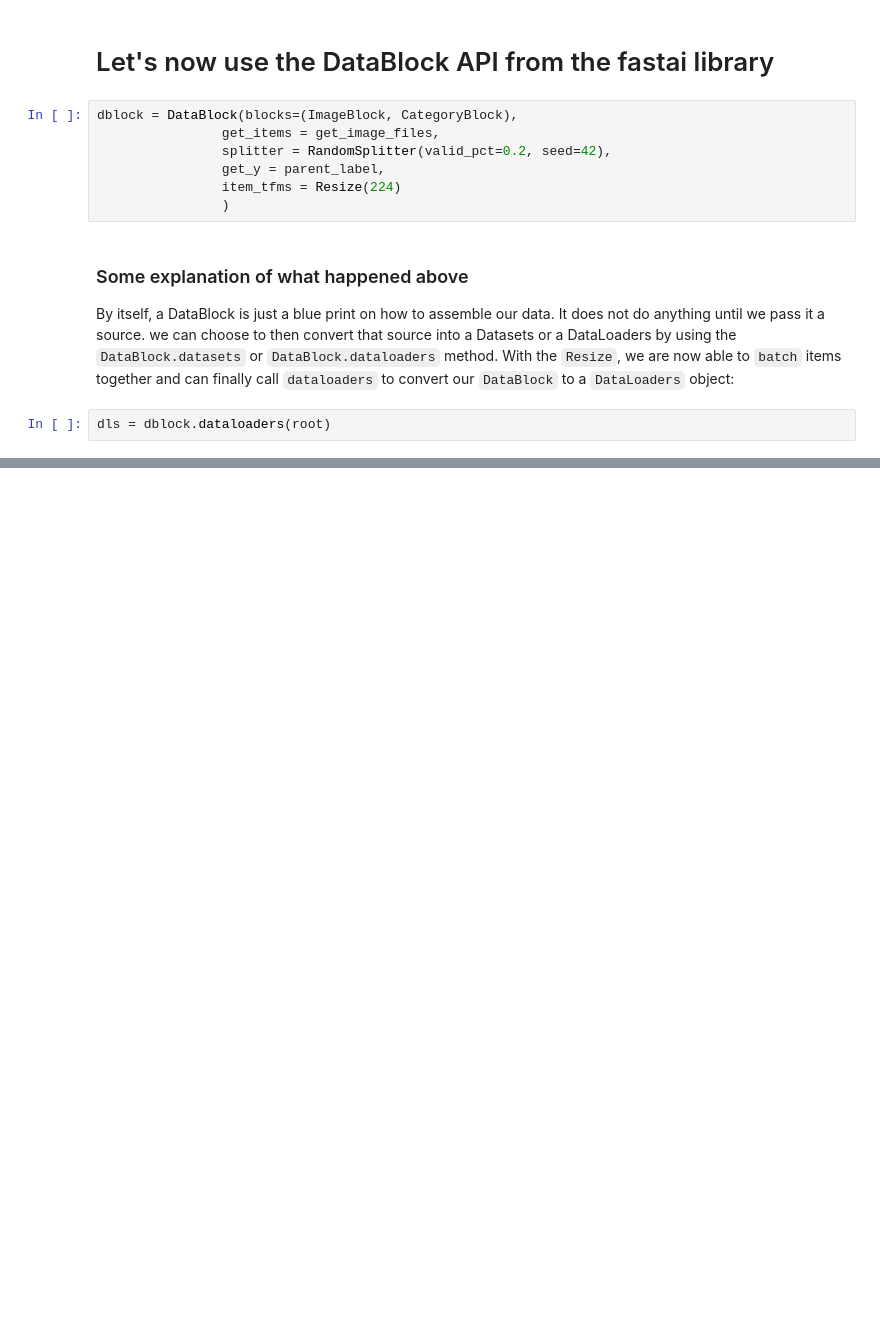
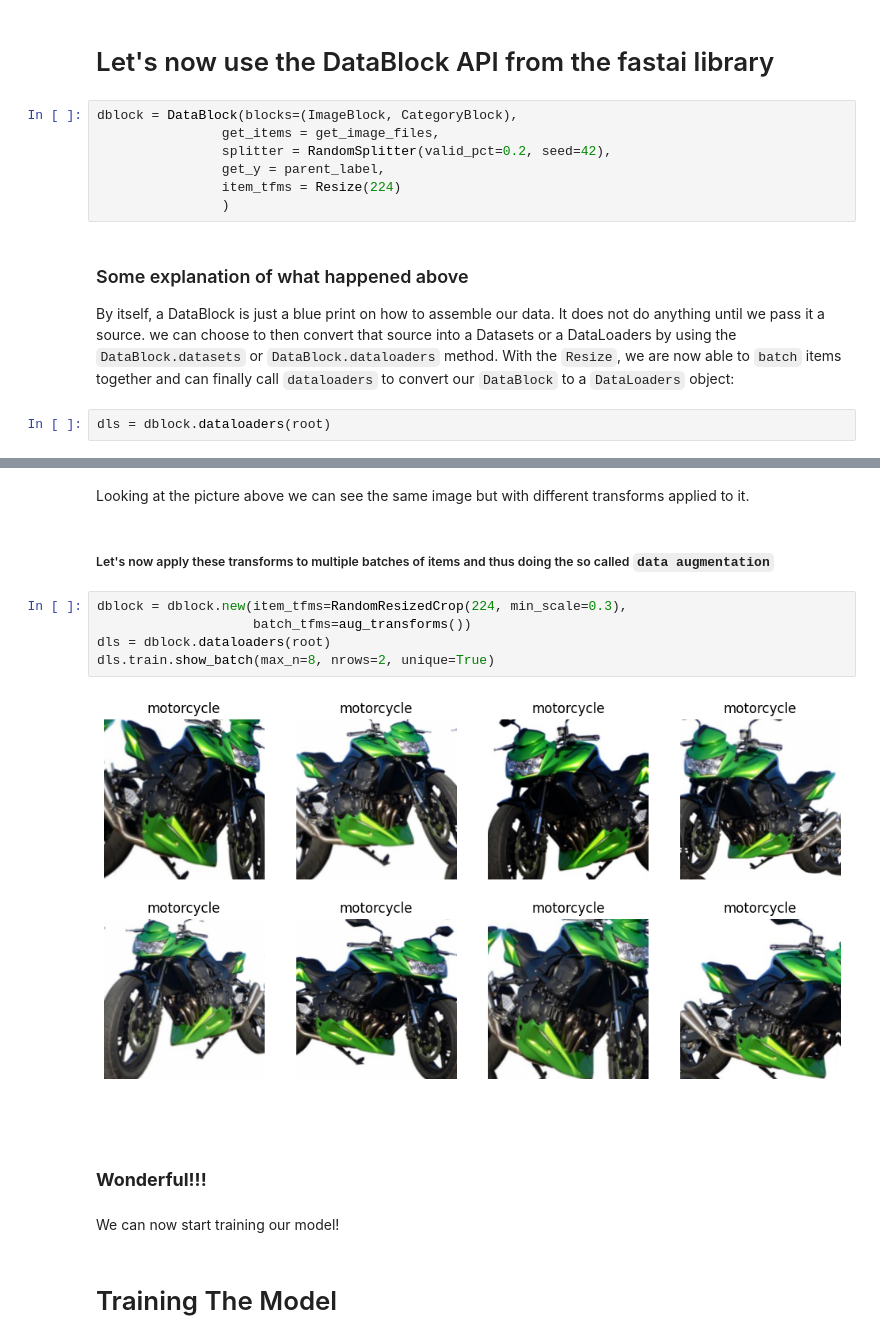
Before and after one commit to Darkblazer21/vehicle_classifier, a Jupyter notebook: vehicle_classifier.ipynb, the cells around one changed output, grey strips where cells are left out. Drawn from its saved outputs; the diff is of its cells as text; blank space fills up the shorter version.

```diff
--- a/vehicle_classifier.ipynb
+++ b/vehicle_classifier.ipynb
@@ -137,0 +164,19 @@ dls.show_batch(max_n=15)
+# %% [markdown]
+Looking at the picture above we can see the same image but with different transforms applied to it.
+# %% [markdown]
+##### Let's now apply these transforms to multiple batches of items and thus doing the so called `data augmentation`
+# %%
+dblock = dblock.new(item_tfms=RandomResizedCrop(224, min_scale=0.3),
+                    batch_tfms=aug_transforms())
+dls = dblock.dataloaders(root)
+dls.train.show_batch(max_n=8, nrows=2, unique=True)
+# %% [output]
+[figure, added]
+# %% [markdown]
+<br>
+# %% [markdown]
+### **Wonderful!!!**
+# %% [markdown]
+We can now start training our model!
+# %% [markdown]
+# Training The Model
```
Also changed, not shown: parts of 16 cells of this notebook.
